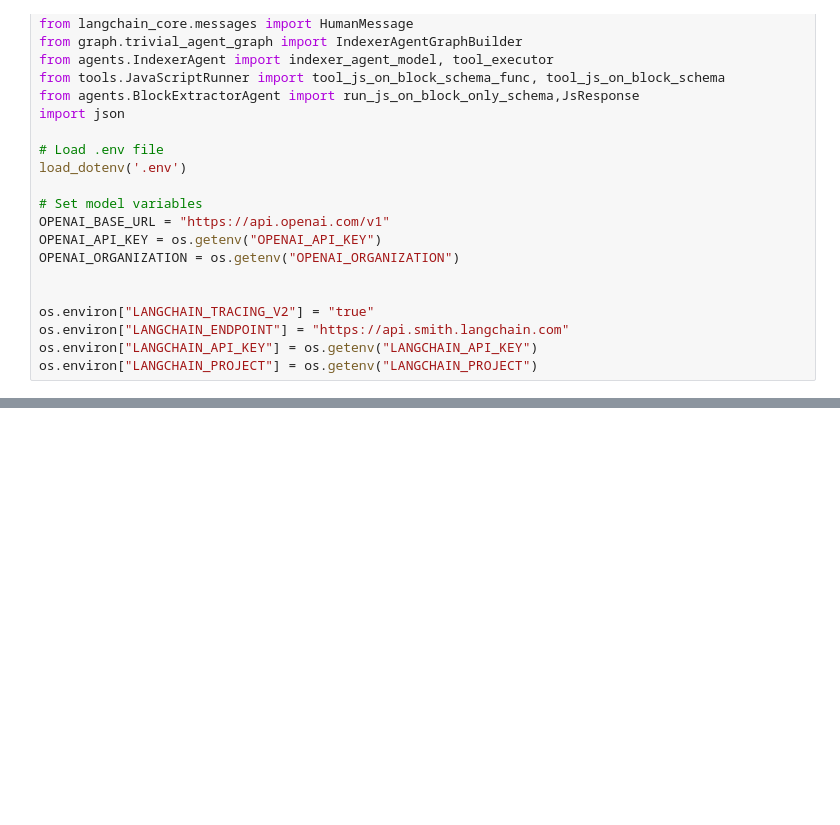
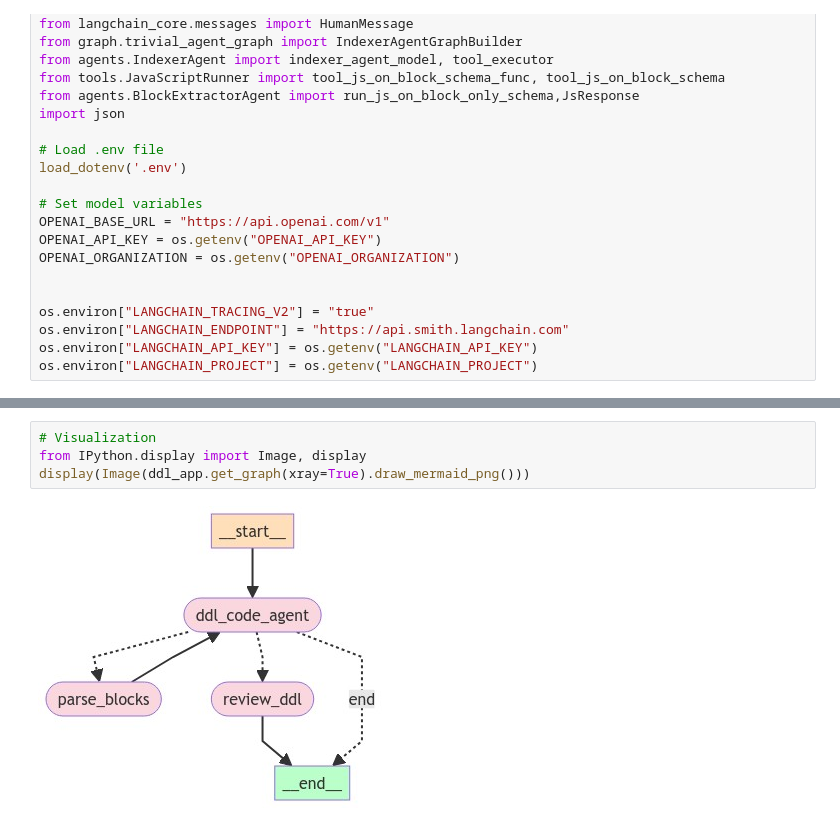
Before and after one commit to near/indexer-agent, a Jupyter notebook: SP_Agent_v1.ipynb, the cells around one changed output, grey strips where cells are left out. Drawn from its saved outputs; the diff is of its cells as text; blank space fills up the shorter version.

```diff
--- a/SP_Agent_v1.ipynb
+++ b/SP_Agent_v1.ipynb
@@ -199,0 +288,6 @@ display(Image(app.get_graph(xray=True).draw_mermaid_png()))
+# %%
+# Visualization
+from IPython.display import Image, display
+display(Image(ddl_app.get_graph(xray=True).draw_mermaid_png()))
+# %% [output]
+[figure, added]
```
Also changed, not shown: parts of 10 cells of this notebook, 3 other files.
